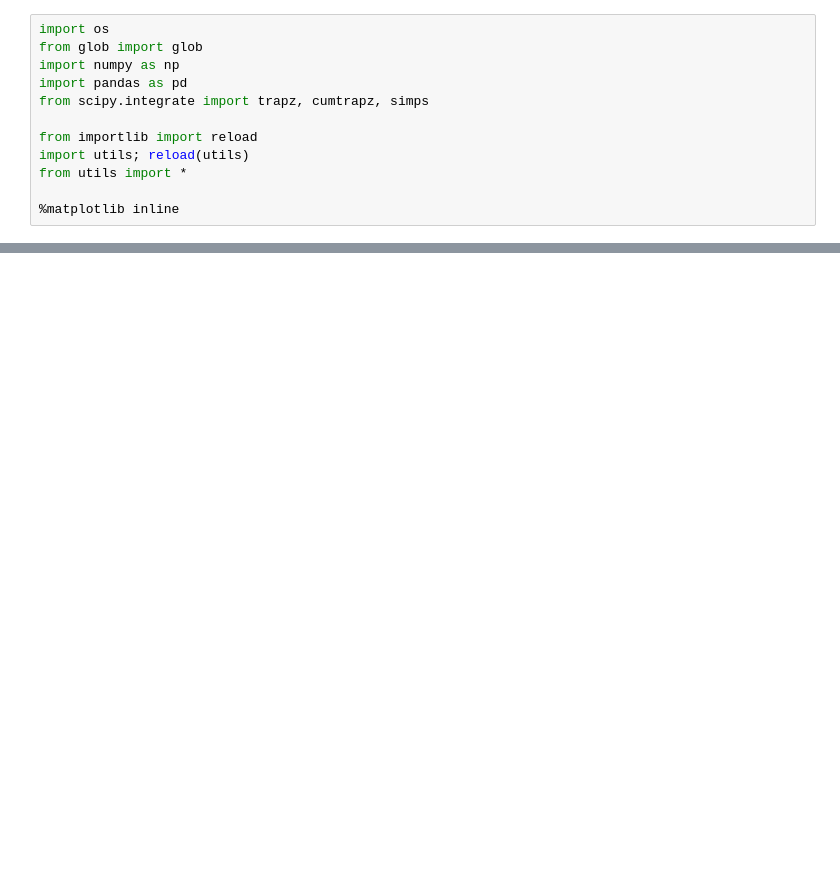
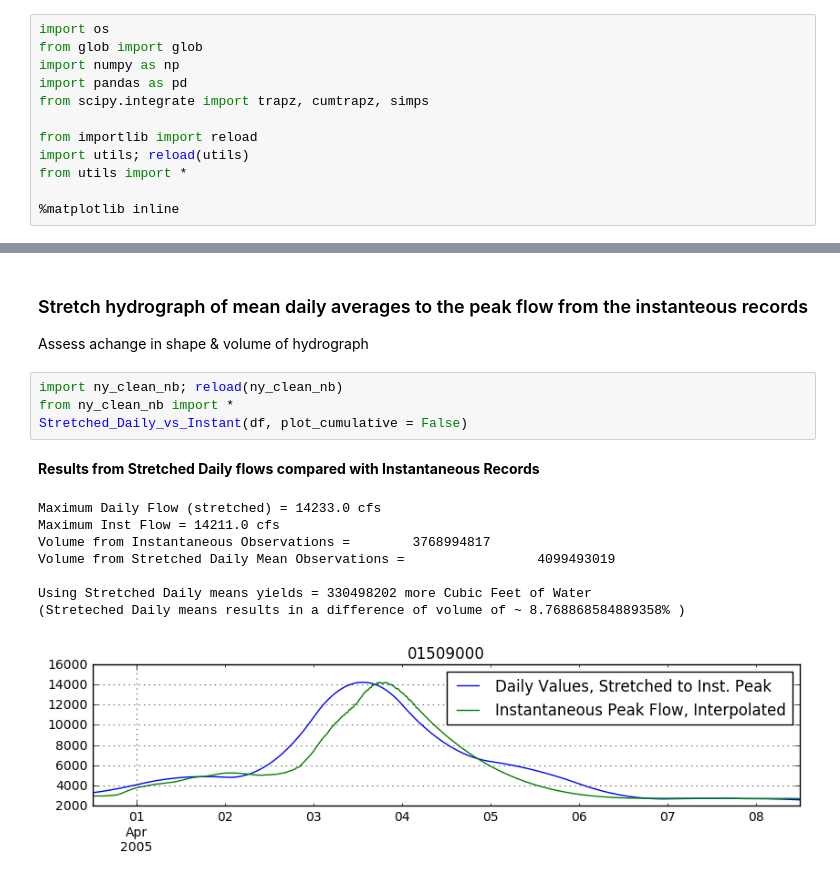
Before and after one commit to slawler/HydrologyTools, a Jupyter notebook: HydrographCreation.ipynb, the cells around one changed output, grey strips where cells are left out. Cells and saved outputs as stored; diff of their text form; blank space fills up the shorter version.

```diff
--- a/HydrographCreation.ipynb
+++ b/HydrographCreation.ipynb
@@ -135,0 +58,17 @@ Using Daily means yields = 330498202 more Cubic Feet of Water
+# %% [markdown]
+### Stretch hydrograph of mean daily averages to the peak flow from the instanteous records
+Assess achange in shape & volume of hydrograph
+# %%
+import ny_clean_nb; reload(ny_clean_nb)
+from ny_clean_nb import *
+Stretched_Daily_vs_Instant(df, plot_cumulative = False)
+# %% [output]
+**Results from Stretched Daily flows compared with Instantaneous Records**
+Maximum Daily Flow (stretched) = 14233.0 cfs
+Maximum Inst Flow = 14211.0 cfs
+Volume from Instantaneous Observations =        3768994817
+Volume from Stretched Daily Mean Observations =                 4099493019
+
+Using Stretched Daily means yields = 330498202 more Cubic Feet of Water
+(Streteched Daily means results in a difference of volume of ~ 8.768868584889358% )
+[figure, added]
```
Also changed, not shown: parts of 18 cells of this notebook, 3 other files.
